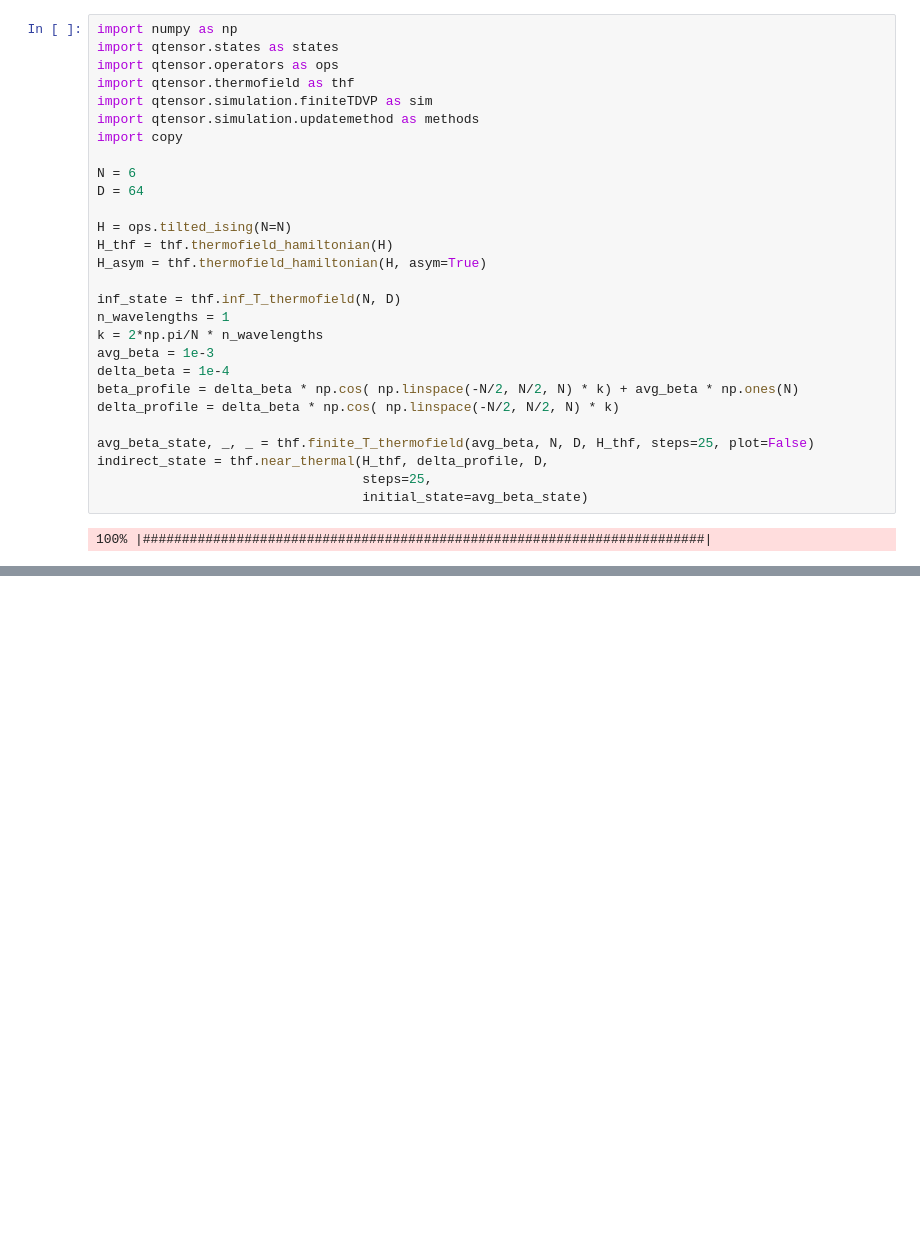
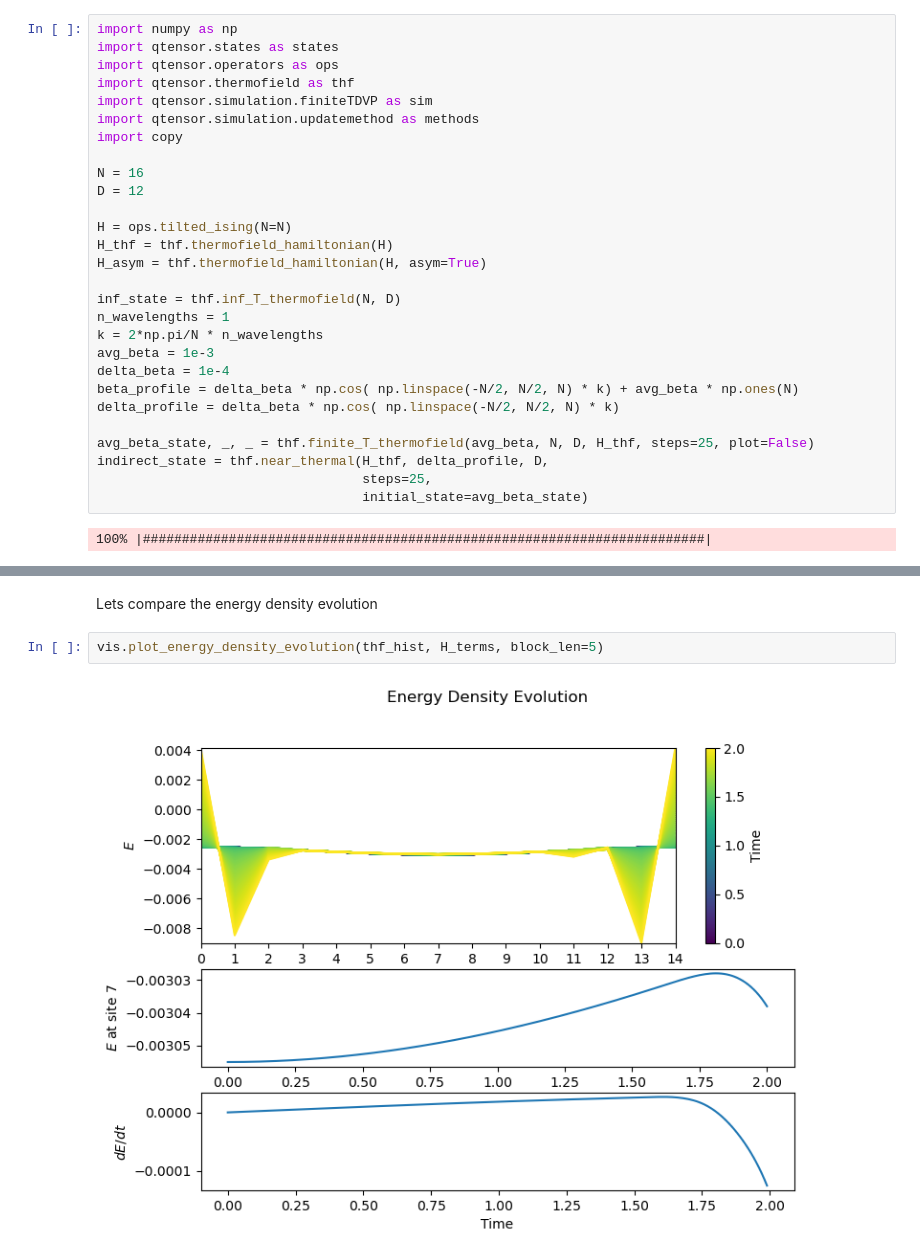
Before and after one commit to OscarCharlieST/quantum-tensor, a Jupyter notebook: active.ipynb, the cells around one changed output, grey strips where cells are left out. Cells and saved outputs as stored; diff of their text form; blank space fills up the shorter version.

```diff
--- a/active.ipynb
+++ b/active.ipynb
@@ -483,8 +483,8 @@ import qtensor.simulation.finiteTDVP as sim
 import qtensor.simulation.updatemethod as methods
 import copy
 
-N = 6
-D = 64
+N = 16
+D = 12
 
 H = ops.tilted_ising(N=N)
 H_thf = thf.thermofield_hamiltonian(H)
@@ -531,0 +532,6 @@ UnboundLocalError: cannot access local variable 'ax' where it is not associated
+# %% [markdown]
+Lets compare the energy density evolution
+# %%
+vis.plot_energy_density_evolution(thf_hist, H_terms, block_len=5)
+# %% [output]
+[figure, added]
```
Also changed, not shown: parts of 17 cells of this notebook, 2 other files.
